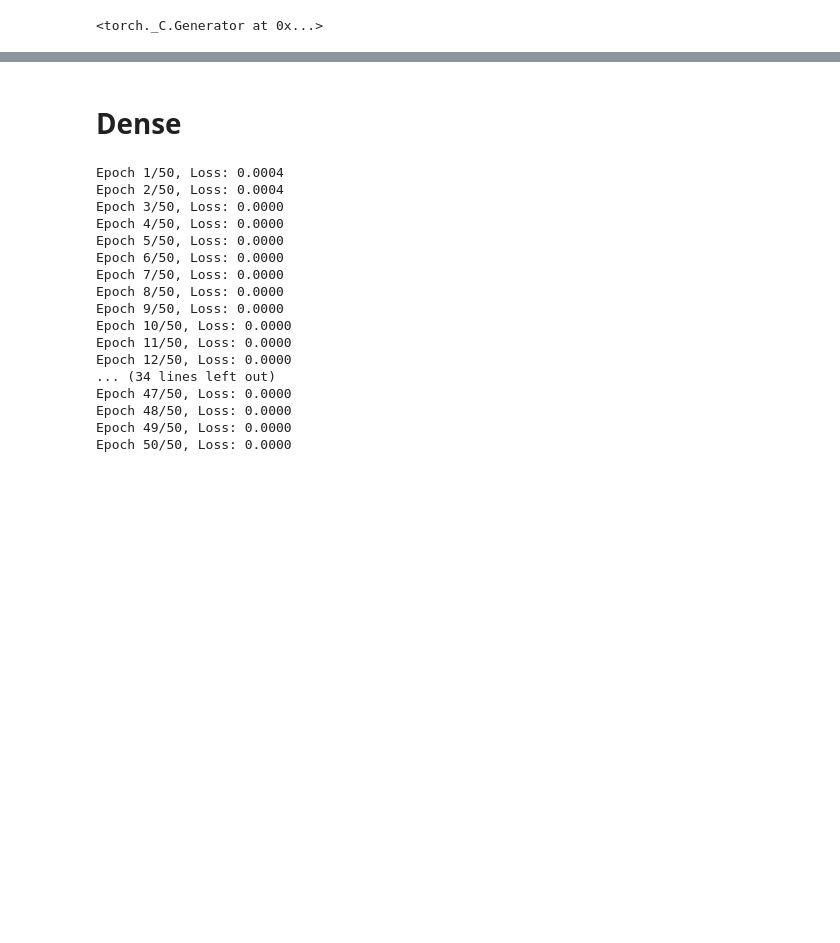
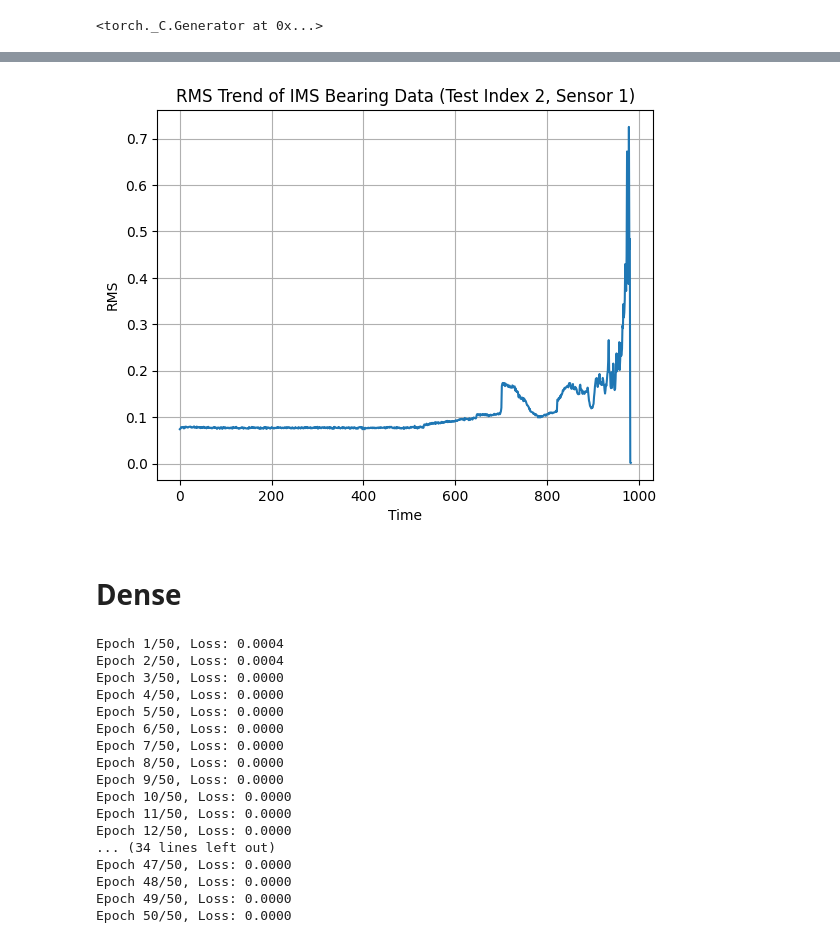
Before and after one commit to stardust0513/winter-school-LVA, a Jupyter notebook: NNExample.ipynb, the cells around one changed output, grey strips where cells are left out. Saved outputs shown, nothing was run; the diff lists cells and outputs as text; code cells hidden in the pictures; blank space fills up the shorter version.

Commit message:
update the images

```diff
--- a/NNExample.ipynb
+++ b/NNExample.ipynb
@@ -12,4 +12,5 @@ torch.manual_seed(2)
 <torch._C.Generator at 0x...>
 # %%
 preprocess = IMS(data_path="C://GSH//Data//IMS//IMS")
-dataset_train, dataset_test = preprocess(test_idx=2, train_samples = 300, sensord_idx=1, spectrum=True)
+dataset_train, dataset_test = preprocess(test_idx=2, train_samples = 300, sensor_idx=1, spectrum=True)
+rms = preprocess.rms_trend(test_idx=2, sensor_idx=1)
@@ -16,3 +27,12 @@ dataset_train, dataset_test = preprocess(test_idx=2, train_samples = 300, sensor
+# %%
+plt.plot(rms)
+plt.grid()
+plt.title("RMS Trend of IMS Bearing Data (Test Index 2, Sensor 1)")
+plt.xlabel("Time")
+plt.ylabel("RMS")
+plt.show()
+# %% [output]
+[figure, added]
 # %% [markdown]
 # Dense
 # %%
```
Also changed, not shown: parts of 2 cells of this notebook, 2 other files.
